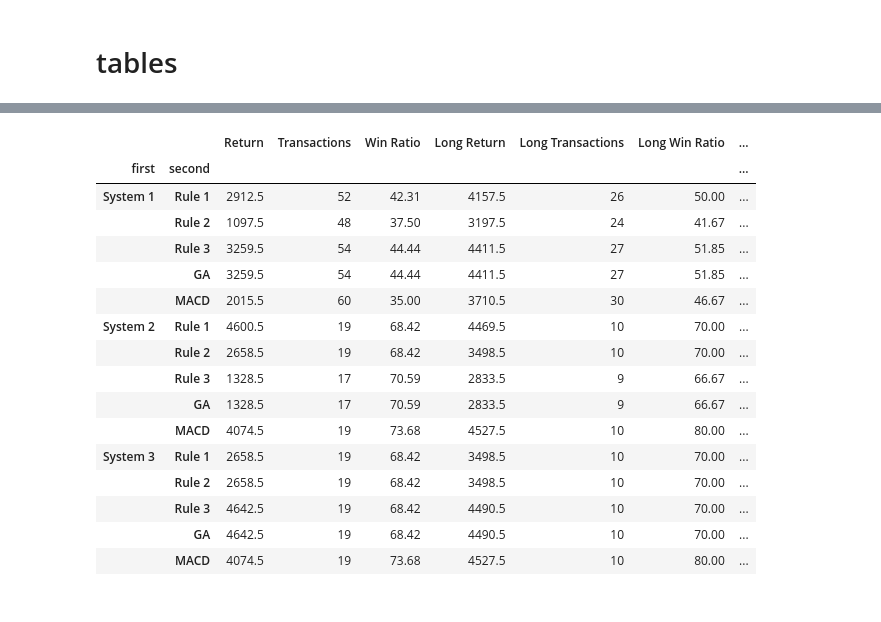
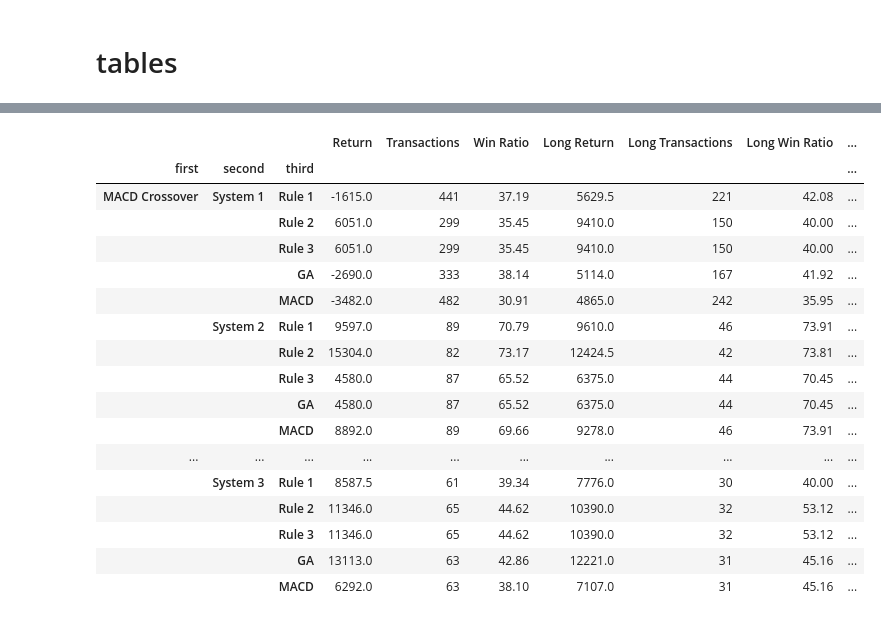
Before and after one commit to alirezagmoghadam/macdpy, a Jupyter notebook: nikkei.ipynb, the cells around one changed output, grey strips where cells are left out. Saved outputs shown, nothing was run; the diff lists cells and outputs as text; code cells hidden in the pictures.

```diff
--- a/nikkei.ipynb
+++ b/nikkei.ipynb
@@ -834,11 +1070,16 @@ best_sys2_major = get_best_results(sys2_major)
 signal_line_if = False
 signal_line_if_target = True
 sys3_major = [
-    [0 for i in range(14)],
-    [0 for i in range(14)],
-    [0 for i in range(14)],
-    [0 for i in range(14)],
-    [0 for i in range(14)],
+    [ [0 for i in range(17)],
+    [0 for i in range(17)],
+    [0 for i in range(17)],
+    [0 for i in range(17)],
+    [0 for i in range(17)] ],
+    [ [0 for i in range(17)],
+    [0 for i in range(17)],
+    [0 for i in range(17)],
+    [0 for i in range(17)],
+    [0 for i in range(17)] ],
 ]
 # %% [markdown]
 # first part
@@ -1008,6 +1257,0 @@ dff.iloc[
-# %%
-for i in range(len(sys3_major)):
-    sys3_major[i].extend(sys3_major[i][-3:])
-    print(sys3_major[i], len(sys3_major[i]))
-
-best_sys3_major = get_best_results(sys3_major)
@@ -1022,55 +1463,63 @@ best_sys3_major = get_best_results(sys3_major)
 # %%
+crossover_modes = ["MACD Crossover", "Zero Crossover"]
 sys_modes = ["System 1", "System 2", "System 3"]
 entries = ["Rule 1", "Rule 2", "Rule 3", "GA", "MACD"]
 tuples = []
 
-data = [sys1_first, sys2_first, sys3_first]
+data = [sys1_major[0], sys2_major[0], sys3_major[0],
+        sys1_major[1], sys2_major[1], sys3_major[1]]
 # data = [sys1_major_macd_crossover, sys2_major_macd_crossover]
 
-for sys_mode in sys_modes:
-    for entry in entries:
-        tuples.append((sys_mode, entry))
-table_index = pd.MultiIndex.from_tuples(tuples, names=["first", "second"])
+for crossover_mode in crossover_modes:
+    for sys_mode in sys_modes:
+        for entry in entries:
+            tuples.append((crossover_mode, sys_mode, entry))
+table_index = pd.MultiIndex.from_tuples(tuples, names=["first", "second", "third"])
 
 table_data = table_data_generator(data, table_index, 5)
 
 columns = [
     "Return",
     "Win Ratio",
     "Long Return",
     "Long Win Ratio",
     "Short Return",
     "Short Win Ratio",
     # "Long 1 Return",
     # "Long 1 Win Ratio",
     # "Long 2 Return",
     # "Long 2 Win Ratio",
 ]
 for col in columns:
     l = []
     for x in table_data[col]:
         l.append(round(x, 2))
     table_data[col] = l
 
-table_data.to_csv(f"./results/nikkei/nikkei_rules_{strategy}_first_part_{params_str}.csv", index=True)
-
+table_data.to_csv(f"./results/nikkei/{params_str}/nikkei_rules_major.csv", index=True)
+caption = f"Results for {macd_params} paramters for MACD by applying the normal scenario on \\citet{"{jrfm14010037}"}'s data"
+write_table_tex(table_data, f"./results/nikkei/{params_str}", "nikkei_rules_major", f"nikkei_{params_str}_major", caption)
+write_table_tex(table_data, prefix_tex_tables, f"nikkei_rules_major_{params_str}", f"nikkei_{params_str}_major", caption)
+text = f"\\input{"{"}nikkei_rules_major_{params_str}_tex{"}"}"
+write_to_text(prefix_text, file_name, text, mode=mode)
 table_data
 # %% [output]
-|  |  | Return | Transactions | Win Ratio | Long Return | Long Transactions | Long Win Ratio | ... |
-| first | second |  |  |  |  |  |  | ... |
-| System 1 | Rule 1 | 2912.5 | 52 | 42.31 | 4157.5 | 26 | 50.00 | ... |
-|  | Rule 2 | 1097.5 | 48 | 37.50 | 3197.5 | 24 | 41.67 | ... |
-|  | Rule 3 | 3259.5 | 54 | 44.44 | 4411.5 | 27 | 51.85 | ... |
-|  | GA | 3259.5 | 54 | 44.44 | 4411.5 | 27 | 51.85 | ... |
-|  | MACD | 2015.5 | 60 | 35.00 | 3710.5 | 30 | 46.67 | ... |
-| System 2 | Rule 1 | 4600.5 | 19 | 68.42 | 4469.5 | 10 | 70.00 | ... |
-|  | Rule 2 | 2658.5 | 19 | 68.42 | 3498.5 | 10 | 70.00 | ... |
-|  | Rule 3 | 1328.5 | 17 | 70.59 | 2833.5 | 9 | 66.67 | ... |
-|  | GA | 1328.5 | 17 | 70.59 | 2833.5 | 9 | 66.67 | ... |
-|  | MACD | 4074.5 | 19 | 73.68 | 4527.5 | 10 | 80.00 | ... |
-| System 3 | Rule 1 | 2658.5 | 19 | 68.42 | 3498.5 | 10 | 70.00 | ... |
-|  | Rule 2 | 2658.5 | 19 | 68.42 | 3498.5 | 10 | 70.00 | ... |
-|  | Rule 3 | 4642.5 | 19 | 68.42 | 4490.5 | 10 | 70.00 | ... |
-|  | GA | 4642.5 | 19 | 68.42 | 4490.5 | 10 | 70.00 | ... |
-|  | MACD | 4074.5 | 19 | 73.68 | 4527.5 | 10 | 80.00 | ... |
+|  |  |  | Return | Transactions | Win Ratio | Long Return | Long Transactions | Long Win Ratio | ... |
+| first | second | third |  |  |  |  |  |  | ... |
+| MACD Crossover | System 1 | Rule 1 | -1615.0 | 441 | 37.19 | 5629.5 | 221 | 42.08 | ... |
+|  |  | Rule 2 | 6051.0 | 299 | 35.45 | 9410.0 | 150 | 40.00 | ... |
+|  |  | Rule 3 | 6051.0 | 299 | 35.45 | 9410.0 | 150 | 40.00 | ... |
+|  |  | GA | -2690.0 | 333 | 38.14 | 5114.0 | 167 | 41.92 | ... |
+|  |  | MACD | -3482.0 | 482 | 30.91 | 4865.0 | 242 | 35.95 | ... |
+|  | System 2 | Rule 1 | 9597.0 | 89 | 70.79 | 9610.0 | 46 | 73.91 | ... |
+|  |  | Rule 2 | 15304.0 | 82 | 73.17 | 12424.5 | 42 | 73.81 | ... |
+|  |  | Rule 3 | 4580.0 | 87 | 65.52 | 6375.0 | 44 | 70.45 | ... |
+|  |  | GA | 4580.0 | 87 | 65.52 | 6375.0 | 44 | 70.45 | ... |
+|  |  | MACD | 8892.0 | 89 | 69.66 | 9278.0 | 46 | 73.91 | ... |
+| ... | ... | ... | ... | ... | ... | ... | ... | ... | ... |
+|  | System 3 | Rule 1 | 8587.5 | 61 | 39.34 | 7776.0 | 30 | 40.00 | ... |
+|  |  | Rule 2 | 11346.0 | 65 | 44.62 | 10390.0 | 32 | 53.12 | ... |
+|  |  | Rule 3 | 11346.0 | 65 | 44.62 | 10390.0 | 32 | 53.12 | ... |
+|  |  | GA | 13113.0 | 63 | 42.86 | 12221.0 | 31 | 45.16 | ... |
+|  |  | MACD | 6292.0 | 63 | 38.10 | 7107.0 | 31 | 45.16 | ... |
 # %%
```
Also changed, not shown: parts of 29 cells of this notebook, 27 other files.
